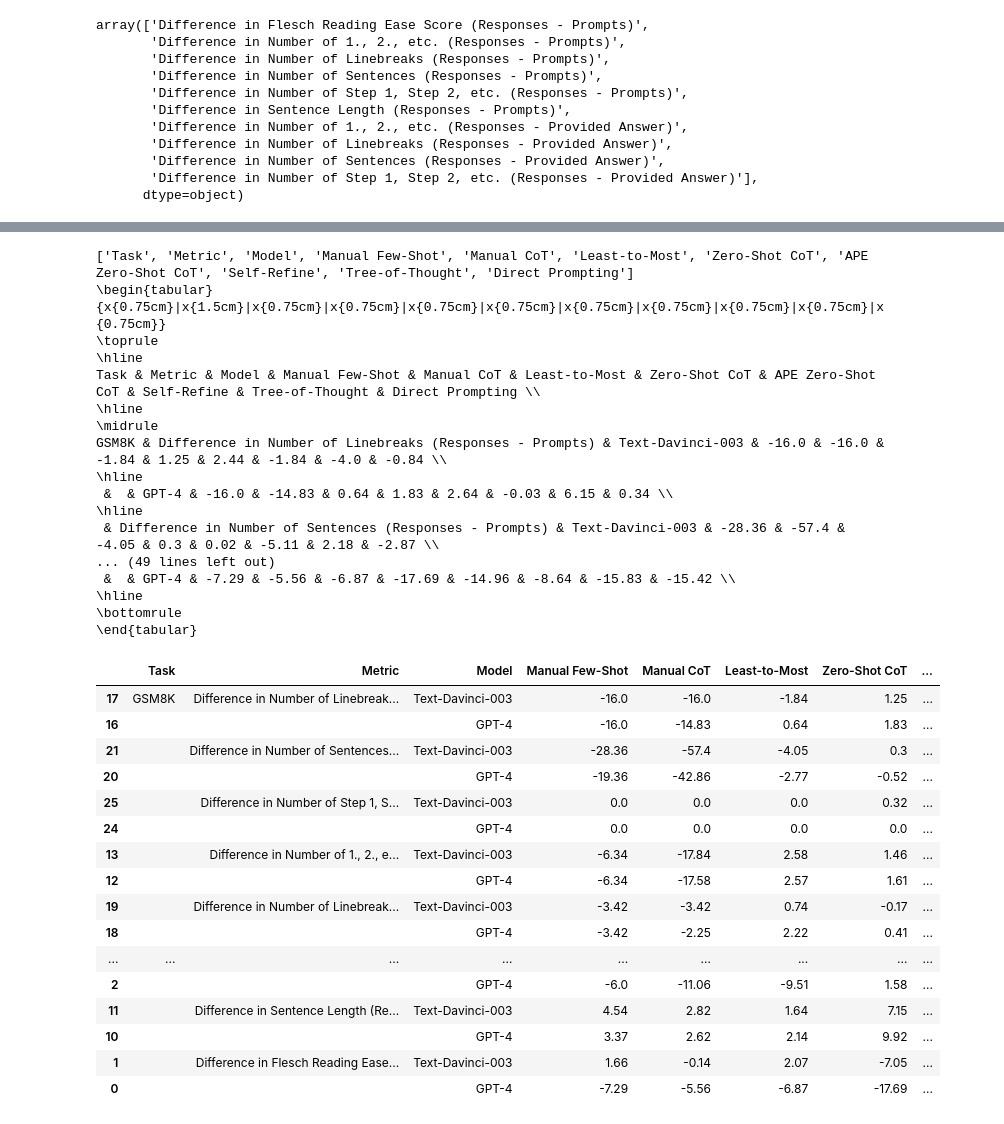
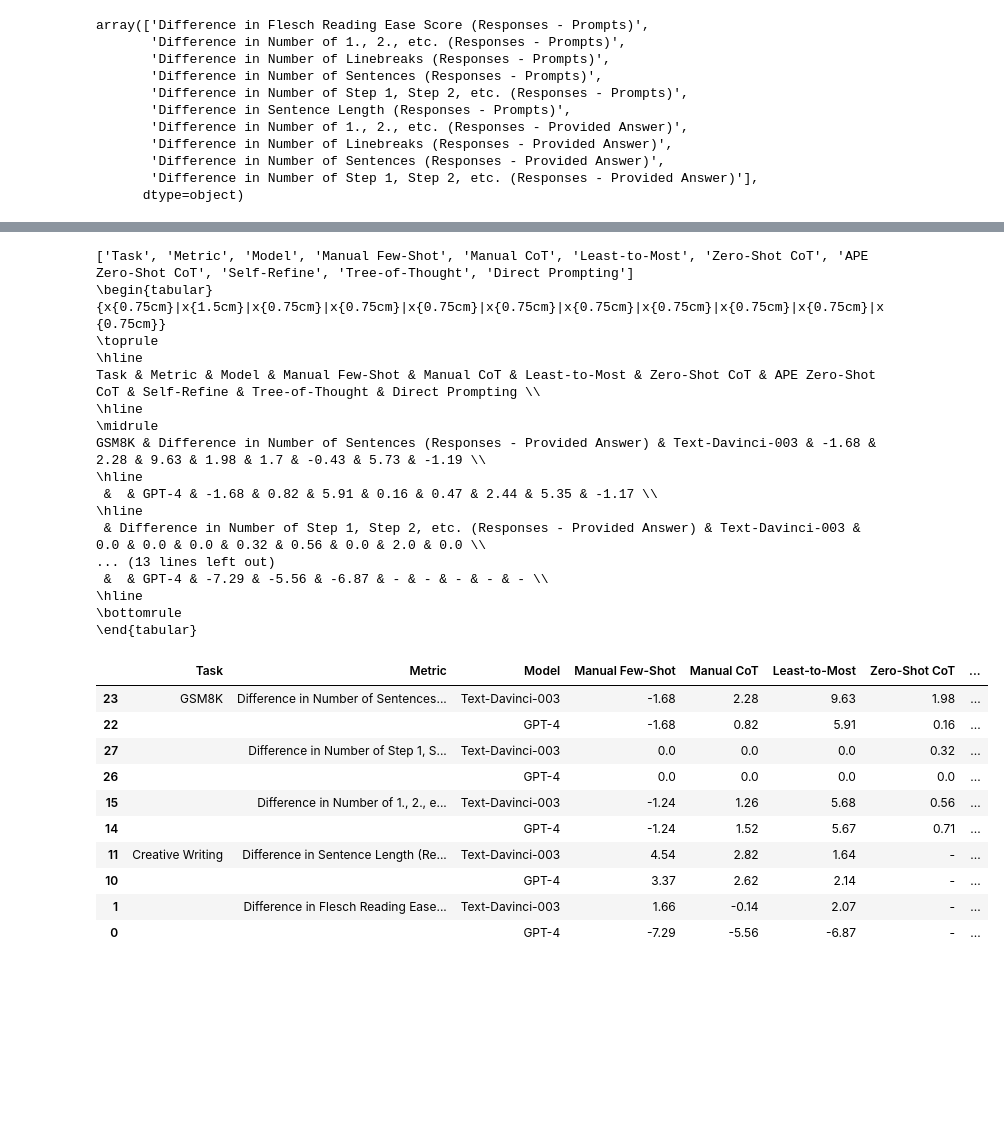
Before and after one commit to ijyliu/anlp23-project, a Jupyter notebook: Data/07d - Complexity Metrics.ipynb, the cells around one changed output, grey strips where cells are left out. Saved outputs shown, nothing was run; the diff lists cells and outputs as text; code cells hidden in the pictures; blank space fills up the shorter version.

Commit message:
differences table edits

```diff
--- a/Data/07d - Complexity Metrics.ipynb
+++ b/Data/07d - Complexity Metrics.ipynb
@@ -620,6 +620,13 @@ avg_diff_metric_pivot = avg_diff_metric_pivot[col_order]
 avg_diff_metric_pivot['Model'] = avg_diff_metric_pivot['Model'].astype(str)
 avg_diff_metric_pivot['Task'] = avg_diff_metric_pivot['Task'].astype(str)
 avg_diff_metric_pivot['Metric'] = avg_diff_metric_pivot['Metric'].astype(str)
+
+# IL 2023-12-8 - delete all rows with Metric containing Linebreak
+avg_diff_metric_pivot = avg_diff_metric_pivot[~avg_diff_metric_pivot['Metric'].str.contains('Linebreak')]
+# IL 2023-12-8 - delete all rows with Metric containing Prompts unless they contain Sentence Length or Flesch
+avg_diff_metric_pivot = avg_diff_metric_pivot[~(avg_diff_metric_pivot['Metric'].str.contains('Prompts') & ~avg_diff_metric_pivot['Metric'].str.contains('Sentence Length') & ~avg_diff_metric_pivot['Metric'].str.contains('Flesch'))]
+# Set columns 6 to end and the last 4 rows to "-"
+avg_diff_metric_pivot.iloc[-4:, 6:] = '-'
 
 # Delete values of Task and Metric when they are not the first instance in the dataframe
 output_table = avg_diff_metric_pivot.copy()
@@ -648,51 +655,45 @@ for line in lines:
     new_lines.append(line)
     if '\\' in line and '&' in line:  # Identifies a row of the table
         new_lines.append('\\hline')
 # Insert \\hline after \toprule
 new_lines.insert(2, '\\hline')
 
 # Rejoin the modified lines
 modified_latex_table = '\n'.join(new_lines)
 
 print(modified_latex_table)
 
 # Save string to file
 with open('../Output/avg_complexity_diff_metrics_pivot.tex', 'w') as f:
     f.write(modified_latex_table)
 
 output_table
 # %% [output]
 ['Task', 'Metric', 'Model', 'Manual Few-Shot', 'Manual CoT', 'Least-to-Most', 'Zero-Shot CoT', 'APE Zero-Shot CoT', 'Self-Refine', 'Tree-of-Thought', 'Direct Prompting']
 \begin{tabular}{x{0.75cm}|x{1.5cm}|x{0.75cm}|x{0.75cm}|x{0.75cm}|x{0.75cm}|x{0.75cm}|x{0.75cm}|x{0.75cm}|x{0.75cm}|x{0.75cm}}
 \toprule
 \hline
 Task & Metric & Model & Manual Few-Shot & Manual CoT & Least-to-Most & Zero-Shot CoT & APE Zero-Shot CoT & Self-Refine & Tree-of-Thought & Direct Prompting \\
 \hline
 \midrule
-GSM8K & Difference in Number of Linebreaks (Responses - Prompts) & Text-Davinci-003 & -16.0 & -16.0 & -1.84 & 1.25 & 2.44 & -1.84 & -4.0 & -0.84 \\
+GSM8K & Difference in Number of Sentences (Responses - Provided Answer) & Text-Davinci-003 & -1.68 & 2.28 & 9.63 & 1.98 & 1.7 & -0.43 & 5.73 & -1.19 \\
 \hline
- &  & GPT-4 & -16.0 & -14.83 & 0.64 & 1.83 & 2.64 & -0.03 & 6.15 & 0.34 \\
+ &  & GPT-4 & -1.68 & 0.82 & 5.91 & 0.16 & 0.47 & 2.44 & 5.35 & -1.17 \\
 \hline
- & Difference in Number of Sentences (Responses - Prompts) & Text-Davinci-003 & -28.36 & -57.4 & -4.05 & 0.3 & 0.02 & -5.11 & 2.18 & -2.87 \\
-... (49 lines left out)
- &  & GPT-4 & -7.29 & -5.56 & -6.87 & -17.69 & -14.96 & -8.64 & -15.83 & -15.42 \\
+ & Difference in Number of Step 1, Step 2, etc. (Responses - Provided Answer) & Text-Davinci-003 & 0.0 & 0.0 & 0.0 & 0.32 & 0.56 & 0.0 & 2.0 & 0.0 \\
+... (13 lines left out)
+ &  & GPT-4 & -7.29 & -5.56 & -6.87 & - & - & - & - & - \\
 \hline
 \bottomrule
 \end{tabular}
 |  | Task | Metric | Model | Manual Few-Shot | Manual CoT | Least-to-Most | Zero-Shot CoT | ... |
-| 17 | GSM8K | Difference in Number of Linebreak... | Text-Davinci-003 | -16.0 | -16.0 | -1.84 | 1.25 | ... |
-| 16 |  |  | GPT-4 | -16.0 | -14.83 | 0.64 | 1.83 | ... |
-| 21 |  | Difference in Number of Sentences... | Text-Davinci-003 | -28.36 | -57.4 | -4.05 | 0.3 | ... |
-| 20 |  |  | GPT-4 | -19.36 | -42.86 | -2.77 | -0.52 | ... |
-| 25 |  | Difference in Number of Step 1, S... | Text-Davinci-003 | 0.0 | 0.0 | 0.0 | 0.32 | ... |
-| 24 |  |  | GPT-4 | 0.0 | 0.0 | 0.0 | 0.0 | ... |
-| 13 |  | Difference in Number of 1., 2., e... | Text-Davinci-003 | -6.34 | -17.84 | 2.58 | 1.46 | ... |
-| 12 |  |  | GPT-4 | -6.34 | -17.58 | 2.57 | 1.61 | ... |
-| 19 |  | Difference in Number of Linebreak... | Text-Davinci-003 | -3.42 | -3.42 | 0.74 | -0.17 | ... |
-| 18 |  |  | GPT-4 | -3.42 | -2.25 | 2.22 | 0.41 | ... |
-| ... | ... | ... | ... | ... | ... | ... | ... | ... |
-| 2 |  |  | GPT-4 | -6.0 | -11.06 | -9.51 | 1.58 | ... |
-| 11 |  | Difference in Sentence Length (Re... | Text-Davinci-003 | 4.54 | 2.82 | 1.64 | 7.15 | ... |
-| 10 |  |  | GPT-4 | 3.37 | 2.62 | 2.14 | 9.92 | ... |
-| 1 |  | Difference in Flesch Reading Ease... | Text-Davinci-003 | 1.66 | -0.14 | 2.07 | -7.05 | ... |
-| 0 |  |  | GPT-4 | -7.29 | -5.56 | -6.87 | -17.69 | ... |
+| 23 | GSM8K | Difference in Number of Sentences... | Text-Davinci-003 | -1.68 | 2.28 | 9.63 | 1.98 | ... |
+| 22 |  |  | GPT-4 | -1.68 | 0.82 | 5.91 | 0.16 | ... |
+| 27 |  | Difference in Number of Step 1, S... | Text-Davinci-003 | 0.0 | 0.0 | 0.0 | 0.32 | ... |
+| 26 |  |  | GPT-4 | 0.0 | 0.0 | 0.0 | 0.0 | ... |
+| 15 |  | Difference in Number of 1., 2., e... | Text-Davinci-003 | -1.24 | 1.26 | 5.68 | 0.56 | ... |
+| 14 |  |  | GPT-4 | -1.24 | 1.52 | 5.67 | 0.71 | ... |
+| 11 | Creative Writing | Difference in Sentence Length (Re... | Text-Davinci-003 | 4.54 | 2.82 | 1.64 | - | ... |
+| 10 |  |  | GPT-4 | 3.37 | 2.62 | 2.14 | - | ... |
+| 1 |  | Difference in Flesch Reading Ease... | Text-Davinci-003 | 1.66 | -0.14 | 2.07 | - | ... |
+| 0 |  |  | GPT-4 | -7.29 | -5.56 | -6.87 | - | ... |
```
Also changed, not shown: 4 other files.
